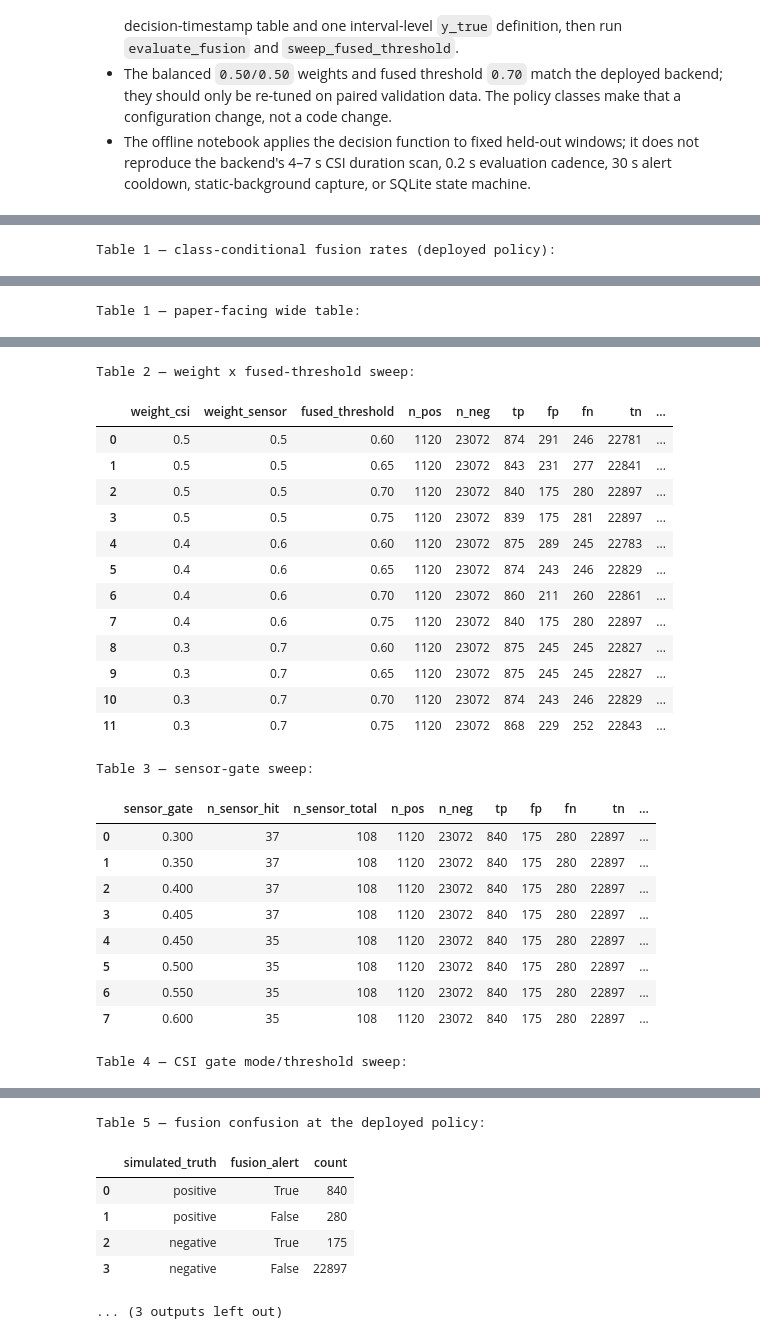
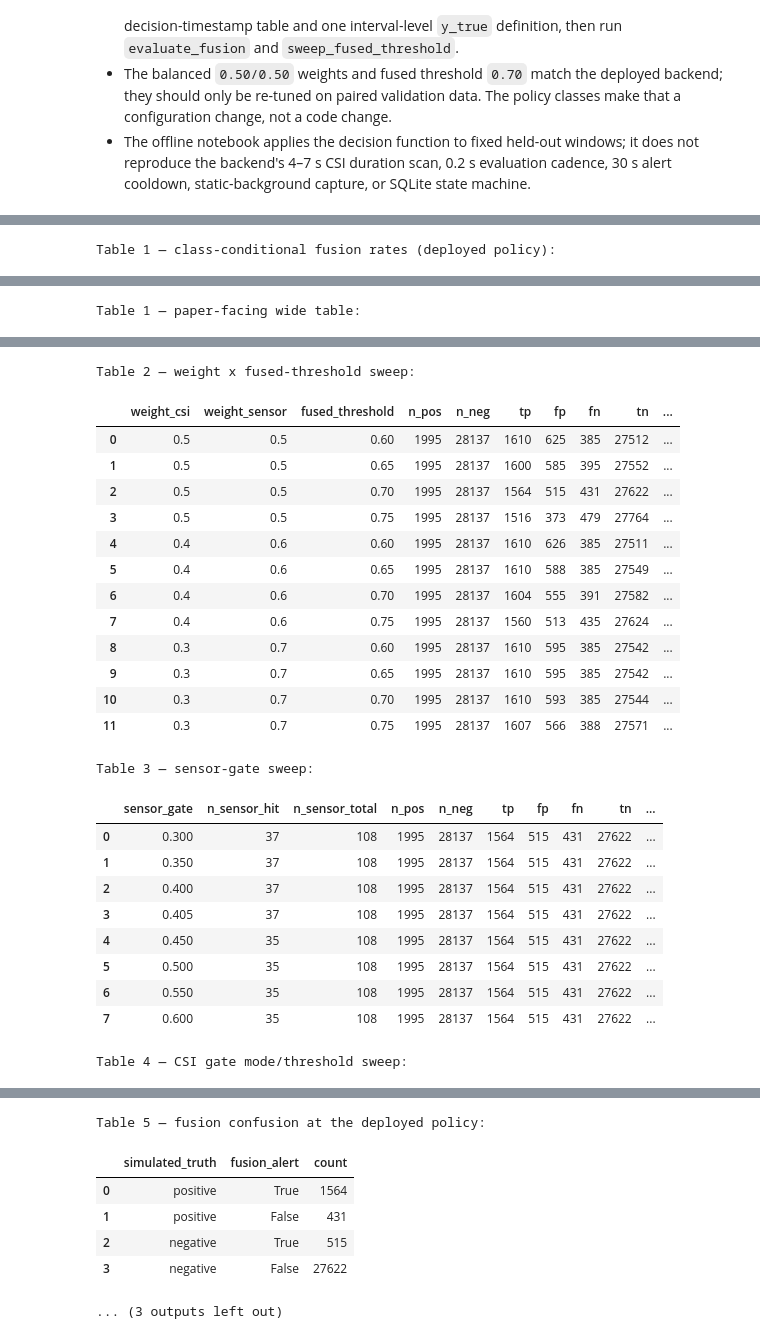
Before and after one commit to mayolito-waje/smokeguard, a Jupyter notebook: notebooks/SmokeGuard_Fusion.ipynb, the cells around one changed output, grey strips where cells are left out. Cells and saved outputs as stored; diff of their text form; code cells hidden in the pictures.

```diff
--- a/notebooks/SmokeGuard_Fusion.ipynb
+++ b/notebooks/SmokeGuard_Fusion.ipynb
@@ -273,6 +280,10 @@ def _sensor_fixture_freshness():
     problems = []
     for key, expected_value in expected.items():
         actual = fixture_meta.get(key)
+        # The sensor fixture exporter historically wrote
+        # 'sensor_pipeline_sha256'; accept that legacy name.
+        if key == 'pipeline_sha256' and actual is None:
+            actual = fixture_meta.get('sensor_pipeline_sha256')
         if isinstance(expected_value, float):
             try:
                 actual_float = float(actual)
@@ -2610,11 +2629,11 @@ if missing:
         f'{missing}'
     )
 
-assert len(CSI_TEST) == 224, len(CSI_TEST)
+assert len(CSI_TEST) == 279, len(CSI_TEST)
 assert len(SENSOR_TEST) == 108, len(SENSOR_TEST)
 assert set(CSI_TEST['true_class']) == set(SEVEN_CLASSES)
 assert set(SENSOR_TEST['true_state']) == set(SENSOR_CLASSES)
-assert int(CSI_TEST['csi_hit'].sum()) == 32, int(CSI_TEST['csi_hit'].sum())
+assert int(CSI_TEST['csi_hit'].sum()) == 63, int(CSI_TEST['csi_hit'].sum())
 assert int(SENSOR_TEST['sensor_hit'].sum()) == 37, int(SENSOR_TEST['sensor_hit'].sum())
 
 REFERENCE = {
@@ -2652,9 +2671,9 @@ pairs['y_true_strict'] = (
     (pairs['csi_true_class'] == 'smoke')
     & (pairs['sensor_true_state'] == 'smoke')
 )
-assert len(pairs) == 224 * 108 == 24192, len(pairs)
-assert int(pairs['y_true_strict'].sum()) == 1120
-assert int((~pairs['y_true_strict']).sum()) == 23072
+assert len(pairs) == 279 * 108 == 30132, len(pairs)
+assert int(pairs['y_true_strict'].sum()) == 1995
+assert int((~pairs['y_true_strict']).sum()) == 28137
 
 
 def _fusion_alert(pair_frame, policy, csi_hit_override=None):
@@ -2903,7 +2922,7 @@ display(T5_METRICS.round(3))
 
 # --- Validation ------------------------------------------------------------
 assert len(T1_LONG) == 14
-assert int(T1_LONG['n_pairs'].sum()) == 24192
+assert int(T1_LONG['n_pairs'].sum()) == 30132
 assert int(T1_LONG['is_true_positive_cell'].sum()) == 1
 assert len(T2) == 12 and int(T2['is_deployed'].sum()) == 1
 assert len(T3) == 8 and int(T3['is_deployed'].sum()) == 1
@@ -2916,10 +2935,10 @@ deployed_rows = [
 for row in deployed_rows:
     for key in ('tp', 'fp', 'fn', 'tn', 'tpr', 'fpr'):
         assert abs(float(row[key]) - float(DEPLOYED_METRICS[key])) < 1e-12
-assert int(T5_COUNTS['count'].sum()) == 24192
-assert int(T5_WIDE[['fusion_alert', 'no_fusion_alert']].to_numpy().sum()) == 24192
-assert int(DEPLOYED_METRICS['tp']) + int(DEPLOYED_METRICS['fn']) == 1120
-assert int(DEPLOYED_METRICS['fp']) + int(DEPLOYED_METRICS['tn']) == 23072
+assert int(T5_COUNTS['count'].sum()) == 30132
+assert int(T5_WIDE[['fusion_alert', 'no_fusion_alert']].to_numpy().sum()) == 30132
+assert int(DEPLOYED_METRICS['tp']) + int(DEPLOYED_METRICS['fn']) == 1995
+assert int(DEPLOYED_METRICS['fp']) + int(DEPLOYED_METRICS['tn']) == 28137
 for frame in (T1_LONG, T1_WIDE, T2, T3, T4, T5_COUNTS, T5_WIDE, T5_METRICS):
     assert not any(
         'smoke_only' in str(col) or 'csi_only' in str(col)
@@ -2959,26 +2978,26 @@ Table 1 — paper-facing wide table:
 Table 2 — weight x fused-threshold sweep:
 |  | weight_csi | weight_sensor | fused_threshold | n_pos | n_neg | tp | fp | fn | tn | ... |
-| 0 | 0.5 | 0.5 | 0.60 | 1120 | 23072 | 874 | 291 | 246 | 22781 | ... |
-| 1 | 0.5 | 0.5 | 0.65 | 1120 | 23072 | 843 | 231 | 277 | 22841 | ... |
-| 2 | 0.5 | 0.5 | 0.70 | 1120 | 23072 | 840 | 175 | 280 | 22897 | ... |
-| 3 | 0.5 | 0.5 | 0.75 | 1120 | 23072 | 839 | 175 | 281 | 22897 | ... |
-| 4 | 0.4 | 0.6 | 0.60 | 1120 | 23072 | 875 | 289 | 245 | 22783 | ... |
-| 5 | 0.4 | 0.6 | 0.65 | 1120 | 23072 | 874 | 243 | 246 | 22829 | ... |
-| 6 | 0.4 | 0.6 | 0.70 | 1120 | 23072 | 860 | 211 | 260 | 22861 | ... |
-| 7 | 0.4 | 0.6 | 0.75 | 1120 | 23072 | 840 | 175 | 280 | 22897 | ... |
-| 8 | 0.3 | 0.7 | 0.60 | 1120 | 23072 | 875 | 245 | 245 | 22827 | ... |
-| 9 | 0.3 | 0.7 | 0.65 | 1120 | 23072 | 875 | 245 | 245 | 22827 | ... |
-| 10 | 0.3 | 0.7 | 0.70 | 1120 | 23072 | 874 | 243 | 246 | 22829 | ... |
-| 11 | 0.3 | 0.7 | 0.75 | 1120 | 23072 | 868 | 229 | 252 | 22843 | ... |
+| 0 | 0.5 | 0.5 | 0.60 | 1995 | 28137 | 1610 | 625 | 385 | 27512 | ... |
+| 1 | 0.5 | 0.5 | 0.65 | 1995 | 28137 | 1600 | 585 | 395 | 27552 | ... |
+| 2 | 0.5 | 0.5 | 0.70 | 1995 | 28137 | 1564 | 515 | 431 | 27622 | ... |
+| 3 | 0.5 | 0.5 | 0.75 | 1995 | 28137 | 1516 | 373 | 479 | 27764 | ... |
+| 4 | 0.4 | 0.6 | 0.60 | 1995 | 28137 | 1610 | 626 | 385 | 27511 | ... |
+| 5 | 0.4 | 0.6 | 0.65 | 1995 | 28137 | 1610 | 588 | 385 | 27549 | ... |
+| 6 | 0.4 | 0.6 | 0.70 | 1995 | 28137 | 1604 | 555 | 391 | 27582 | ... |
+| 7 | 0.4 | 0.6 | 0.75 | 1995 | 28137 | 1560 | 513 | 435 | 27624 | ... |
+| 8 | 0.3 | 0.7 | 0.60 | 1995 | 28137 | 1610 | 595 | 385 | 27542 | ... |
+| 9 | 0.3 | 0.7 | 0.65 | 1995 | 28137 | 1610 | 595 | 385 | 27542 | ... |
+| 10 | 0.3 | 0.7 | 0.70 | 1995 | 28137 | 1610 | 593 | 385 | 27544 | ... |
+| 11 | 0.3 | 0.7 | 0.75 | 1995 | 28137 | 1607 | 566 | 388 | 27571 | ... |
 Table 3 — sensor-gate sweep:
 |  | sensor_gate | n_sensor_hit | n_sensor_total | n_pos | n_neg | tp | fp | fn | tn | ... |
-| 0 | 0.300 | 37 | 108 | 1120 | 23072 | 840 | 175 | 280 | 22897 | ... |
-| 1 | 0.350 | 37 | 108 | 1120 | 23072 | 840 | 175 | 280 | 22897 | ... |
-| 2 | 0.400 | 37 | 108 | 1120 | 23072 | 840 | 175 | 280 | 22897 | ... |
-| 3 | 0.405 | 37 | 108 | 1120 | 23072 | 840 | 175 | 280 | 22897 | ... |
-| 4 | 0.450 | 35 | 108 | 1120 | 23072 | 840 | 175 | 280 | 22897 | ... |
-| 5 | 0.500 | 35 | 108 | 1120 | 23072 | 840 | 175 | 280 | 22897 | ... |
-| 6 | 0.550 | 35 | 108 | 1120 | 23072 | 840 | 175 | 280 | 22897 | ... |
-| 7 | 0.600 | 35 | 108 | 1120 | 23072 | 840 | 175 | 280 | 22897 | ... |
+| 0 | 0.300 | 37 | 108 | 1995 | 28137 | 1564 | 515 | 431 | 27622 | ... |
+| 1 | 0.350 | 37 | 108 | 1995 | 28137 | 1564 | 515 | 431 | 27622 | ... |
+| 2 | 0.400 | 37 | 108 | 1995 | 28137 | 1564 | 515 | 431 | 27622 | ... |
+| 3 | 0.405 | 37 | 108 | 1995 | 28137 | 1564 | 515 | 431 | 27622 | ... |
+| 4 | 0.450 | 35 | 108 | 1995 | 28137 | 1564 | 515 | 431 | 27622 | ... |
+| 5 | 0.500 | 35 | 108 | 1995 | 28137 | 1564 | 515 | 431 | 27622 | ... |
+| 6 | 0.550 | 35 | 108 | 1995 | 28137 | 1564 | 515 | 431 | 27622 | ... |
+| 7 | 0.600 | 35 | 108 | 1995 | 28137 | 1564 | 515 | 431 | 27622 | ... |
 Table 4 — CSI gate mode/threshold sweep:
 |  | csi_gate_mode | csi_gate_threshold | csi_gate_threshold_display | n_csi_hit | n_csi_total | n_pos | n_neg | ... |
@@ -2993,9 +3012,9 @@ Table 4 — CSI gate mode/threshold sweep:
 Table 5 — fusion confusion at the deployed policy:
 |  | simulated_truth | fusion_alert | count |
-| 0 | positive | True | 840 |
-| 1 | positive | False | 280 |
-| 2 | negative | True | 175 |
-| 3 | negative | False | 22897 |
+| 0 | positive | True | 1564 |
+| 1 | positive | False | 431 |
+| 2 | negative | True | 515 |
+| 3 | negative | False | 27622 |
 ... (3 outputs left out)
 # %%
 # @title 13b. Export paper tables (CSV + LaTeX + metadata)
```
Also changed, not shown: parts of 14 cells of this notebook.
